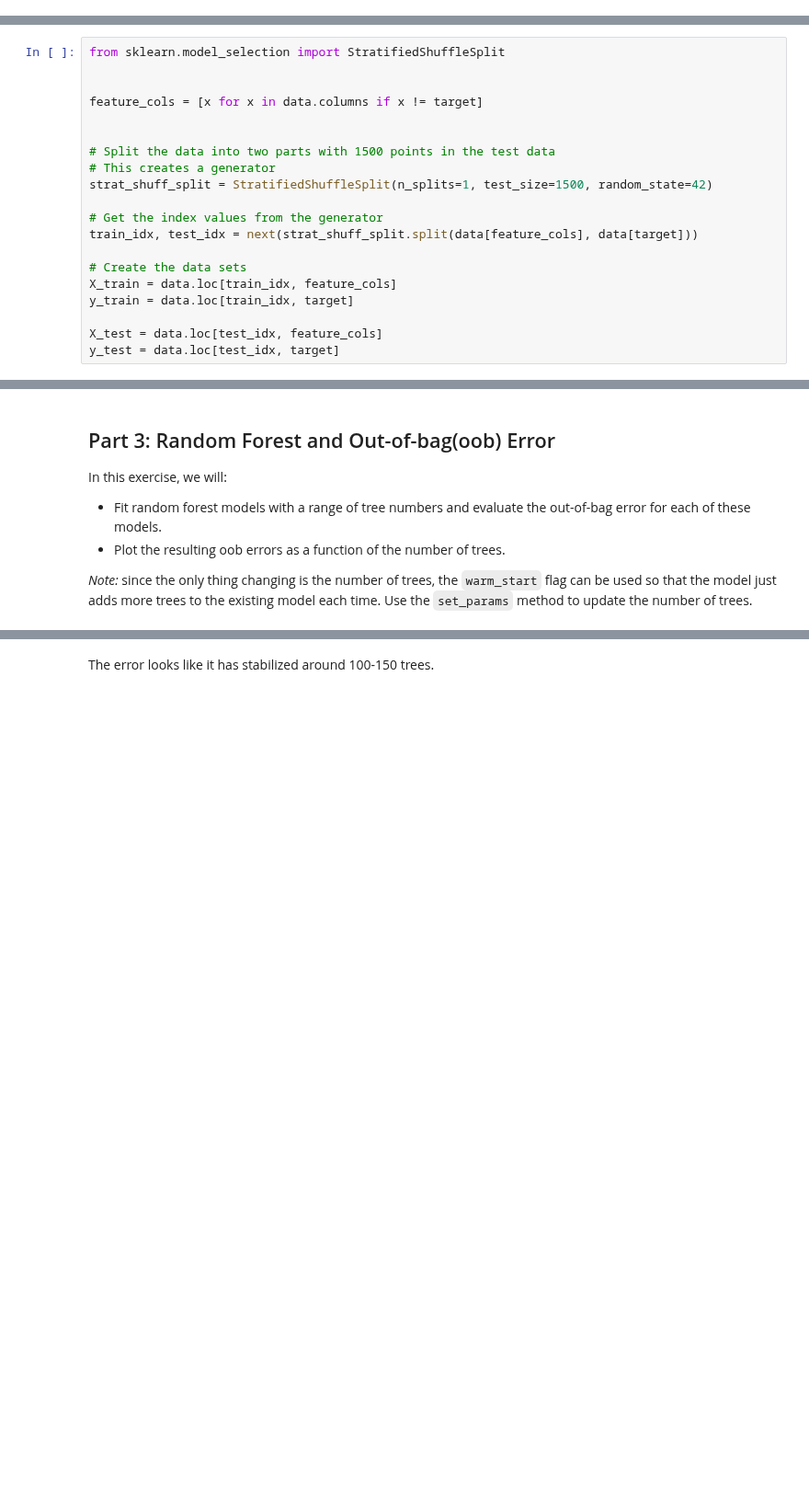
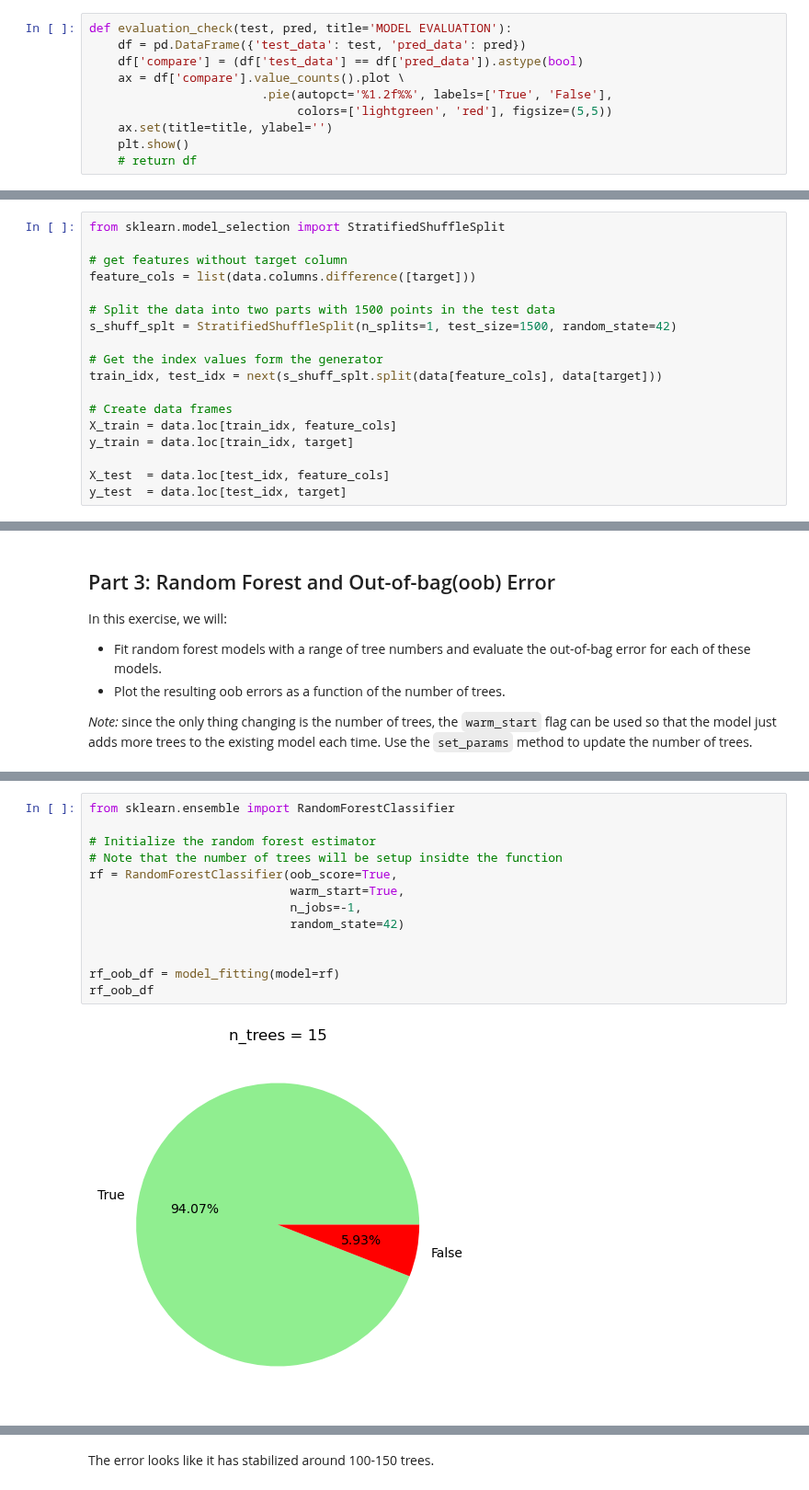
Before and after one commit to htetaunglynn94/coursera, a Jupyter notebook: ibm_ml_series/supervised_ml_classification/module_5/holab_bagging.ipynb, the cells around one changed output, grey strips where cells are left out. Shown at 92% size. Cells and saved outputs as stored; diff of their text form; blank space fills up the shorter version.

```diff
--- a/ibm_ml_series/supervised_ml_classification/module_5/holab_bagging.ipynb
+++ b/ibm_ml_series/supervised_ml_classification/module_5/holab_bagging.ipynb
@@ -48,3 +53,13 @@ import pandas as pd, numpy as np, matplotlib.pyplot as plt, seaborn as sns
+# %%
+def evaluation_check(test, pred, title='MODEL EVALUATION'):
+    df = pd.DataFrame({'test_data': test, 'pred_data': pred})
+    df['compare'] = (df['test_data'] == df['pred_data']).astype(bool)
+    ax = df['compare'].value_counts().plot \
+                        .pie(autopct='%1.2f%%', labels=['True', 'False'],
+                             colors=['lightgreen', 'red'], figsize=(5,5))
+    ax.set(title=title, ylabel='')
+    plt.show()
+    # return df
 # %% [markdown]
 <h2 id = "Setup"> Part 1: Setup </h2>
 
@@ -86,23 +171,21 @@ Given the skew in the predictor variable, let's split the data with the *churned
 # %%
 from sklearn.model_selection import StratifiedShuffleSplit
 
-
-feature_cols = [x for x in data.columns if x != target]
-
+# get features without target column
+feature_cols = list(data.columns.difference([target]))
 
 # Split the data into two parts with 1500 points in the test data
-# This creates a generator
-strat_shuff_split = StratifiedShuffleSplit(n_splits=1, test_size=1500, random_state=42)
+s_shuff_splt = StratifiedShuffleSplit(n_splits=1, test_size=1500, random_state=42)
 
-# Get the index values from the generator
-train_idx, test_idx = next(strat_shuff_split.split(data[feature_cols], data[target]))
+# Get the index values form the generator
+train_idx, test_idx = next(s_shuff_splt.split(data[feature_cols], data[target]))
 
-# Create the data sets
+# Create data frames
 X_train = data.loc[train_idx, feature_cols]
 y_train = data.loc[train_idx, target]
 
-X_test = data.loc[test_idx, feature_cols]
-y_test = data.loc[test_idx, target]
+X_test  = data.loc[test_idx, feature_cols]
+y_test  = data.loc[test_idx, target]
 # %% [markdown]
 Let's check the distributions:
 # %%
@@ -156,0 +245,15 @@ rf_oob_df
+# %%
+from sklearn.ensemble import RandomForestClassifier
+
+# Initialize the random forest estimator
+# Note that the number of trees will be setup insidte the function
+rf = RandomForestClassifier(oob_score=True,
+                            warm_start=True,
+                            n_jobs=-1,
+                            random_state=42)
+
+
+rf_oob_df = model_fitting(model=rf)
+rf_oob_df
+# %% [output]
+[figure, added]
```
Also changed, not shown: parts of 40 cells of this notebook, 2 other files.
